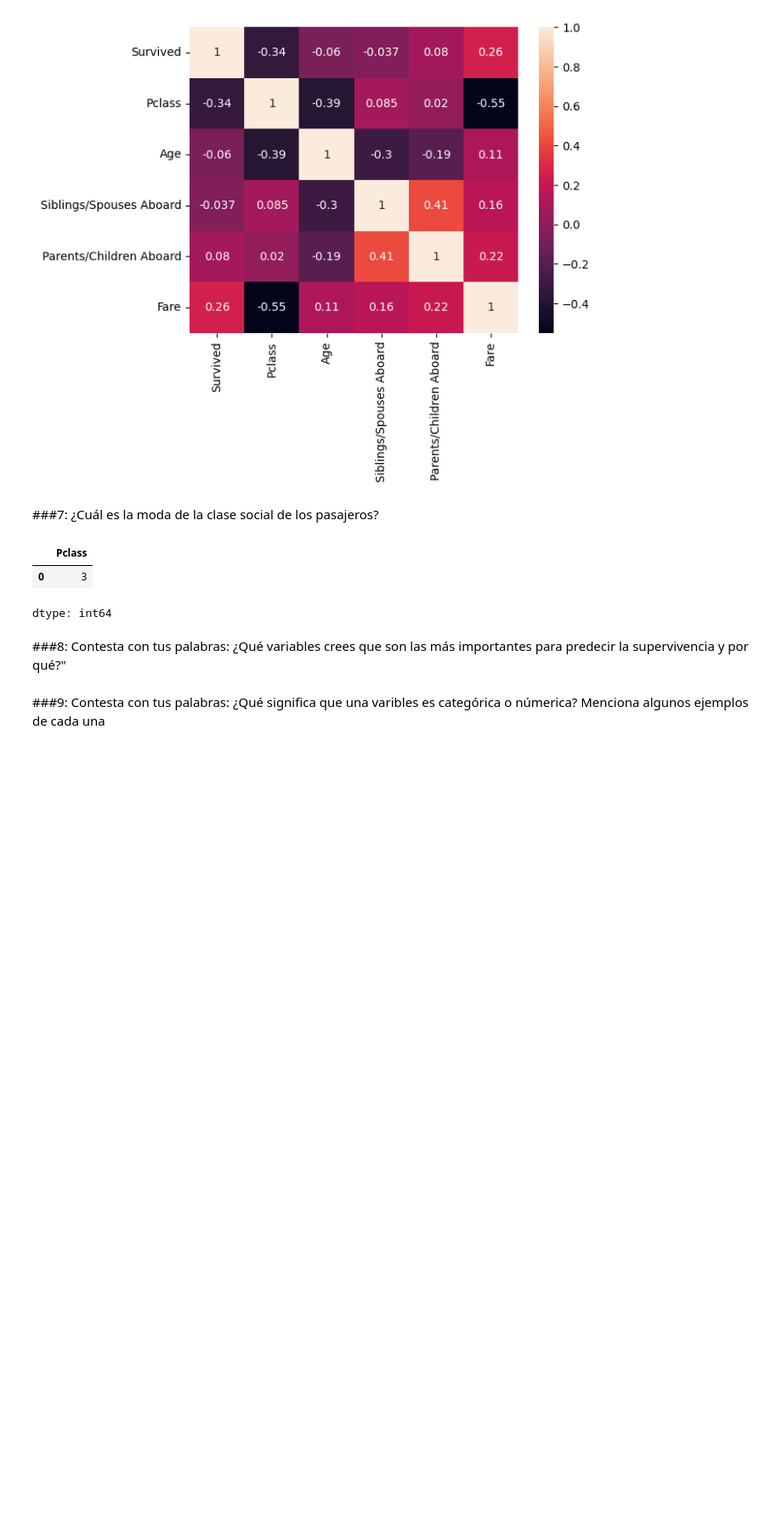
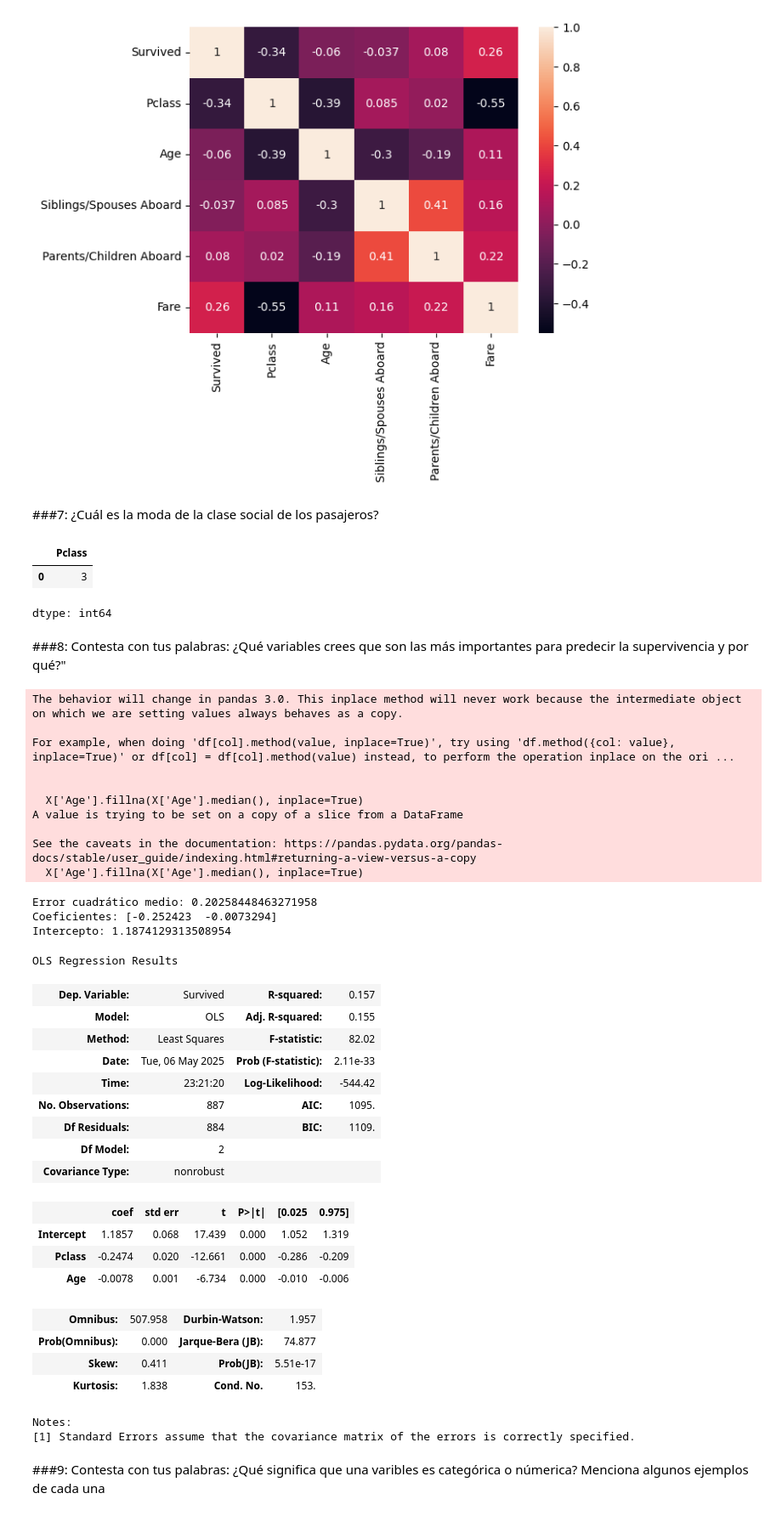
Before and after one commit to pilaribanez/Datavision, a Jupyter notebook: EDA_titanic.ipynb, the cells around one changed output. Shown at 85% size. Saved outputs shown, nothing was run; the diff lists cells and outputs as text; code cells hidden in the pictures; blank space fills up the shorter version.

```diff
--- a/EDA_titanic.ipynb
+++ b/EDA_titanic.ipynb
@@ -411,3 +409,77 @@ dtype: int64
+# %%
+#Ejercicio 8 (con tus palabras)
+#Vamos a correr dos regresiones, una con y sin fare para demostrar lo que estamos diciendo y que no quede en el aire, aquí corremos la primera sin fare.
+
+import pandas as pd
+from sklearn.model_selection import train_test_split
+from sklearn.linear_model import LinearRegression
+from sklearn.metrics import mean_squared_error
+
+# Cargar los datos
+data = pd.read_csv('https://web.stanford.edu/class/archive/cs/cs109/cs109.1166/stuff/titanic.csv')
+
+# Seleccionar las variables predictoras (Pclass y Age) y la variable objetivo (Survived)
+X = data[['Pclass', 'Age']]
+y = data['Survived']
+
+# Manejar valores faltantes en 'Age' (imputar con la mediana)
+X['Age'].fillna(X['Age'].median(), inplace=True)
+
+# Dividir los datos en conjuntos de entrenamiento y prueba
+X_train, X_test, y_train, y_test = train_test_split(X, y, test_size=0.2, random_state=42)
+
+# Crear y entrenar el modelo de regresión lineal
+model = LinearRegression()
+model.fit(X_train, y_train)
+
+# Realizar predicciones en el conjunto de prueba
+y_pred = model.predict(X_test)
+
+# Evaluar el modelo (usando el error cuadrático medio)
+mse = mean_squared_error(y_test, y_pred)
+print(f"Error cuadrático medio: {mse}")
+
+# Imprimir los coeficientes del modelo
+print(f"Coeficientes: {model.coef_}")
+print(f"Intercepto: {model.intercept_}")
+
+import statsmodels.formula.api as smf
+
+smf.ols('Survived ~ Pclass + Age', data=data).fit().summary()
+# %% [output]
+The behavior will change in pandas 3.0. This inplace method will never work because the intermediate object on which we are setting values always behaves as a copy.
+
+For example, when doing 'df[col].method(value, inplace=True)', try using 'df.method({col: value}, inplace=True)' or df[col] = df[col].method(value) instead, to perform the operation inplace on the ori ...
+
+
+  X['Age'].fillna(X['Age'].median(), inplace=True)
+A value is trying to be set on a copy of a slice from a DataFrame
+
+See the caveats in the documentation: https://pandas.pydata.org/pandas-docs/stable/user_guide/indexing.html#returning-a-view-versus-a-copy
+  X['Age'].fillna(X['Age'].median(), inplace=True)
+Error cuadrático medio: 0.20258448463271958
+Coeficientes: [-0.252423  -0.0073294]
+Intercepto: 1.1874129313508954
+OLS Regression Results
+| Dep. Variable: | Survived | R-squared: | 0.157 |
+| Model: | OLS | Adj. R-squared: | 0.155 |
+| Method: | Least Squares | F-statistic: | 82.02 |
+| Date: | Tue, 06 May 2025 | Prob (F-statistic): | 2.11e-33 |
+| Time: | 23:21:20 | Log-Likelihood: | -544.42 |
+| No. Observations: | 887 | AIC: | 1095. |
+| Df Residuals: | 884 | BIC: | 1109. |
+| Df Model: | 2 |  |  |
+| Covariance Type: | nonrobust |  |  |
+|  | coef | std err | t | P>|t| | [0.025 | 0.975] |
+| Intercept | 1.1857 | 0.068 | 17.439 | 0.000 | 1.052 | 1.319 |
+| Pclass | -0.2474 | 0.020 | -12.661 | 0.000 | -0.286 | -0.209 |
+| Age | -0.0078 | 0.001 | -6.734 | 0.000 | -0.010 | -0.006 |
+| Omnibus: | 507.958 | Durbin-Watson: | 1.957 |
+| Prob(Omnibus): | 0.000 | Jarque-Bera (JB): | 74.877 |
+| Skew: | 0.411 | Prob(JB): | 5.51e-17 |
+| Kurtosis: | 1.838 | Cond. No. | 153. |
+Notes:
+[1] Standard Errors assume that the covariance matrix of the errors is correctly specified.
 # %% [markdown]
 ###9: Contesta con tus palabras: ¿Qué significa que una varibles es categórica o númerica? Menciona algunos ejemplos de cada una
 # %%
```
Also changed, not shown: parts of 3 cells of this notebook.
